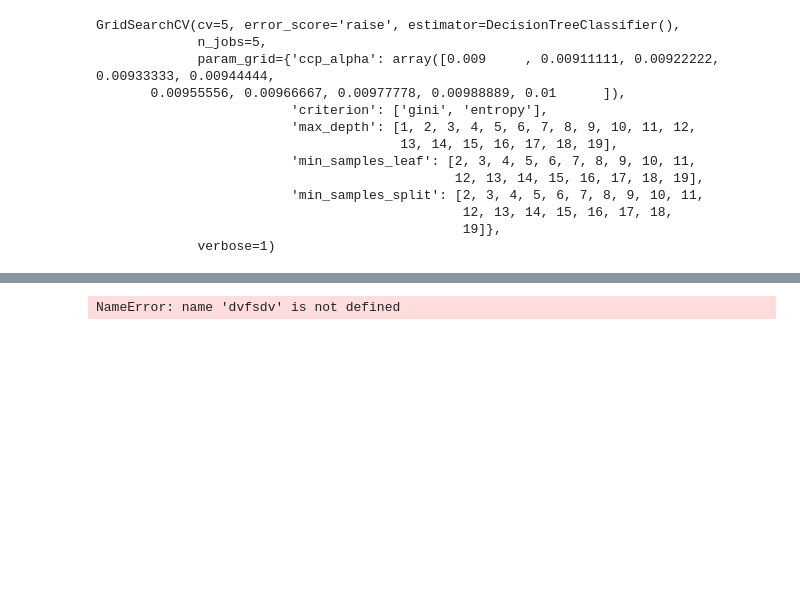
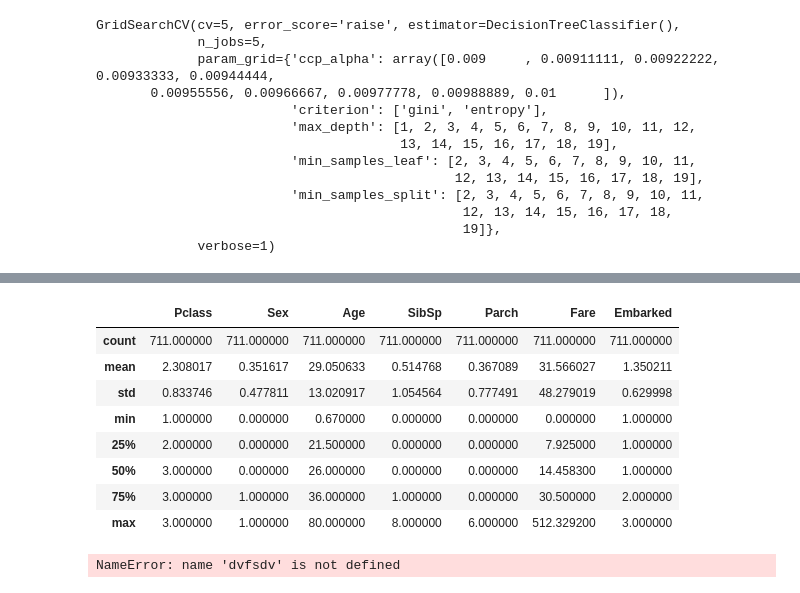
Before and after one commit to swatishayna/Titanic, a Jupyter notebook: notebook/Titanic.ipynb, the cells around one changed output, grey strips where cells are left out. Saved outputs shown, nothing was run; the diff lists cells and outputs as text; code cells hidden in the pictures; blank space fills up the shorter version.

```diff
--- a/notebook/Titanic.ipynb
+++ b/notebook/Titanic.ipynb
@@ -494,3 +490,15 @@ tr_x
+# %%
+tr_x.describe()
+# %% [output]
+|  | Pclass | Sex | Age | SibSp | Parch | Fare | Embarked |
+| count | 711.000000 | 711.000000 | 711.000000 | 711.000000 | 711.000000 | 711.000000 | 711.000000 |
+| mean | 2.308017 | 0.351617 | 29.050633 | 0.514768 | 0.367089 | 31.566027 | 1.350211 |
+| std | 0.833746 | 0.477811 | 13.020917 | 1.054564 | 0.777491 | 48.279019 | 0.629998 |
+| min | 1.000000 | 0.000000 | 0.670000 | 0.000000 | 0.000000 | 0.000000 | 1.000000 |
+| 25% | 2.000000 | 0.000000 | 21.500000 | 0.000000 | 0.000000 | 7.925000 | 1.000000 |
+| 50% | 3.000000 | 0.000000 | 26.000000 | 0.000000 | 0.000000 | 14.458300 | 1.000000 |
+| 75% | 3.000000 | 1.000000 | 36.000000 | 1.000000 | 0.000000 | 30.500000 | 2.000000 |
+| max | 3.000000 | 1.000000 | 80.000000 | 8.000000 | 6.000000 | 512.329200 | 3.000000 |
 # %%
 dvfsdv
 # %% [output]
```
Also changed, not shown: parts of 18 cells of this notebook, 3 other files.
